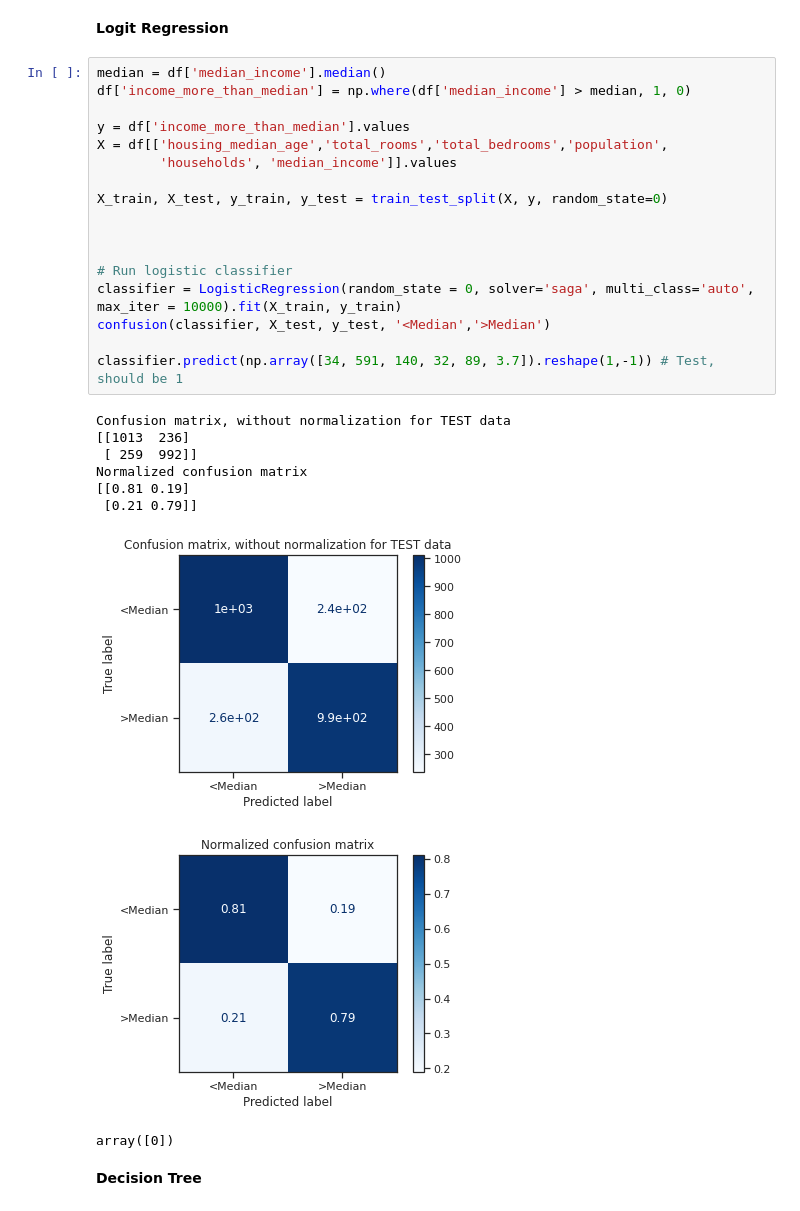
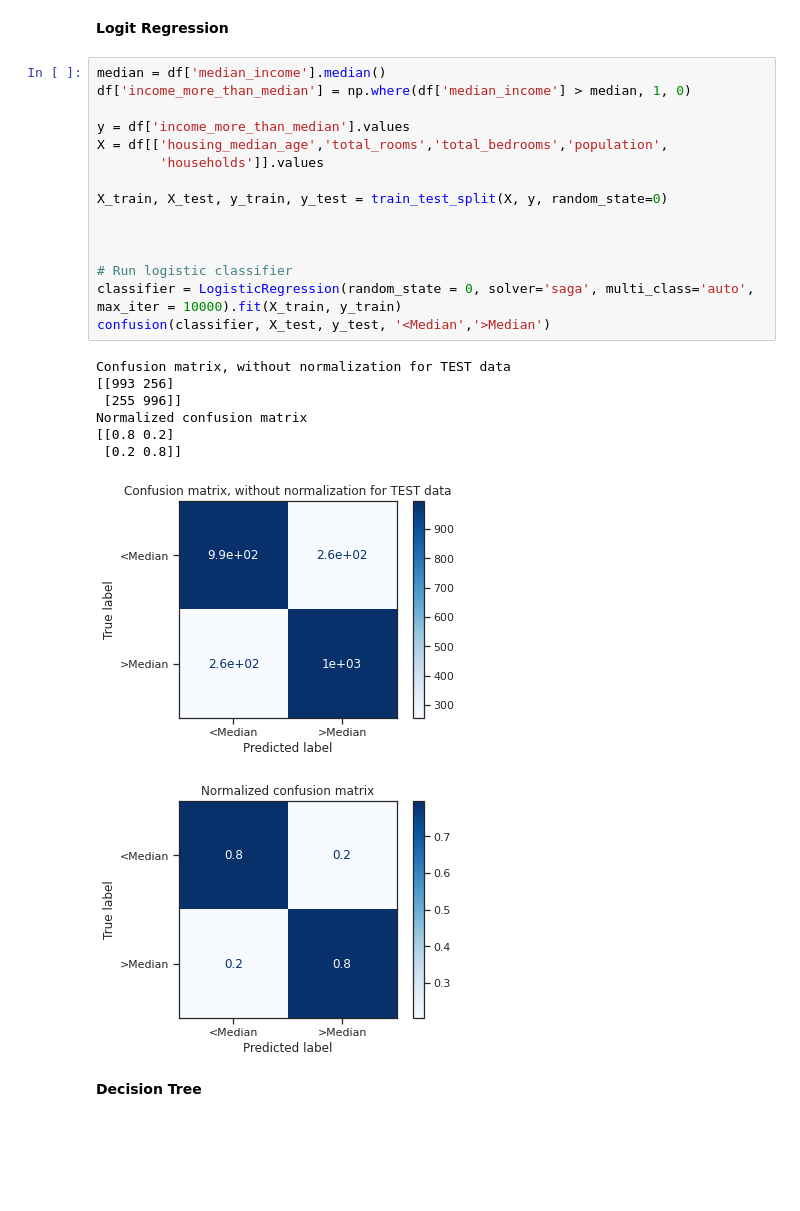
Before and after one commit to gekaluck/bdml, a Jupyter notebook: Lecture3_HW.ipynb, the cells around one changed output. Drawn from its saved outputs; the diff is of its cells as text; blank space fills up the shorter version.

```diff
--- a/Lecture3_HW.ipynb
+++ b/Lecture3_HW.ipynb
@@ -795,30 +780,27 @@ Coefficient of determination: 0.55
 # %%
 median = df['median_income'].median()
 df['income_more_than_median'] = np.where(df['median_income'] > median, 1, 0)
 
 y = df['income_more_than_median'].values
 X = df[['housing_median_age','total_rooms','total_bedrooms','population',
-        'households', 'median_income']].values
+        'households']].values
 
 X_train, X_test, y_train, y_test = train_test_split(X, y, random_state=0)
 
 
 
 # Run logistic classifier
 classifier = LogisticRegression(random_state = 0, solver='saga', multi_class='auto', max_iter = 10000).fit(X_train, y_train)
 confusion(classifier, X_test, y_test, '<Median','>Median')
-
-classifier.predict(np.array([34, 591, 140, 32, 89, 3.7]).reshape(1,-1)) # Test, should be 1
 # %% [output]
 Confusion matrix, without normalization for TEST data
-[[1013  236]
- [ 259  992]]
+[[993 256]
+ [255 996]]
 Normalized confusion matrix
-[[0.81 0.19]
- [0.21 0.79]]
+[[0.8 0.2]
+ [0.2 0.8]]
-[figure, old version]
+[figure, new version]
-[figure, old version]
+[figure, new version]
-array([0])
 # %% [markdown]
 **Decision Tree**
 # %%
```
Also changed, not shown: parts of 9 cells of this notebook.
